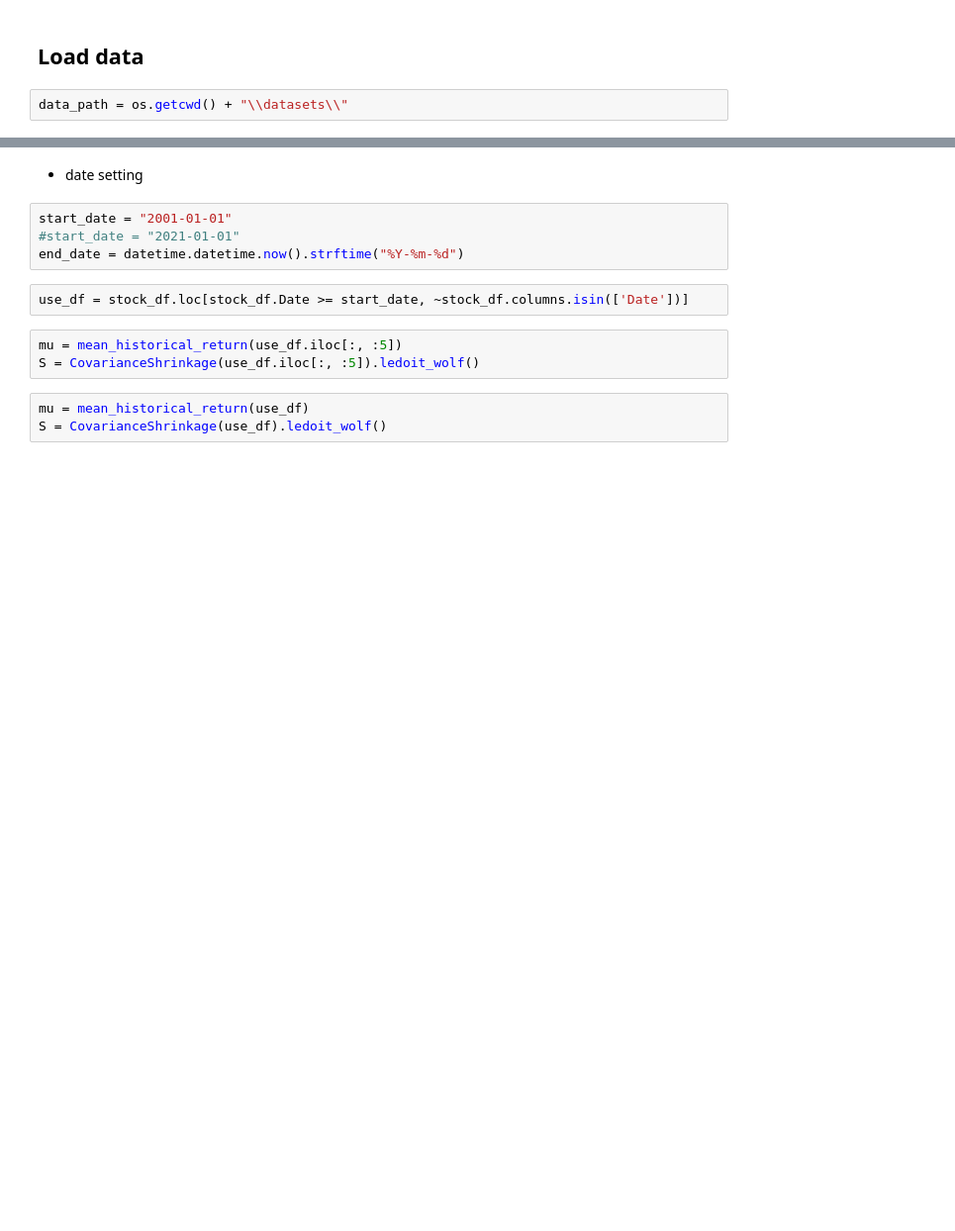
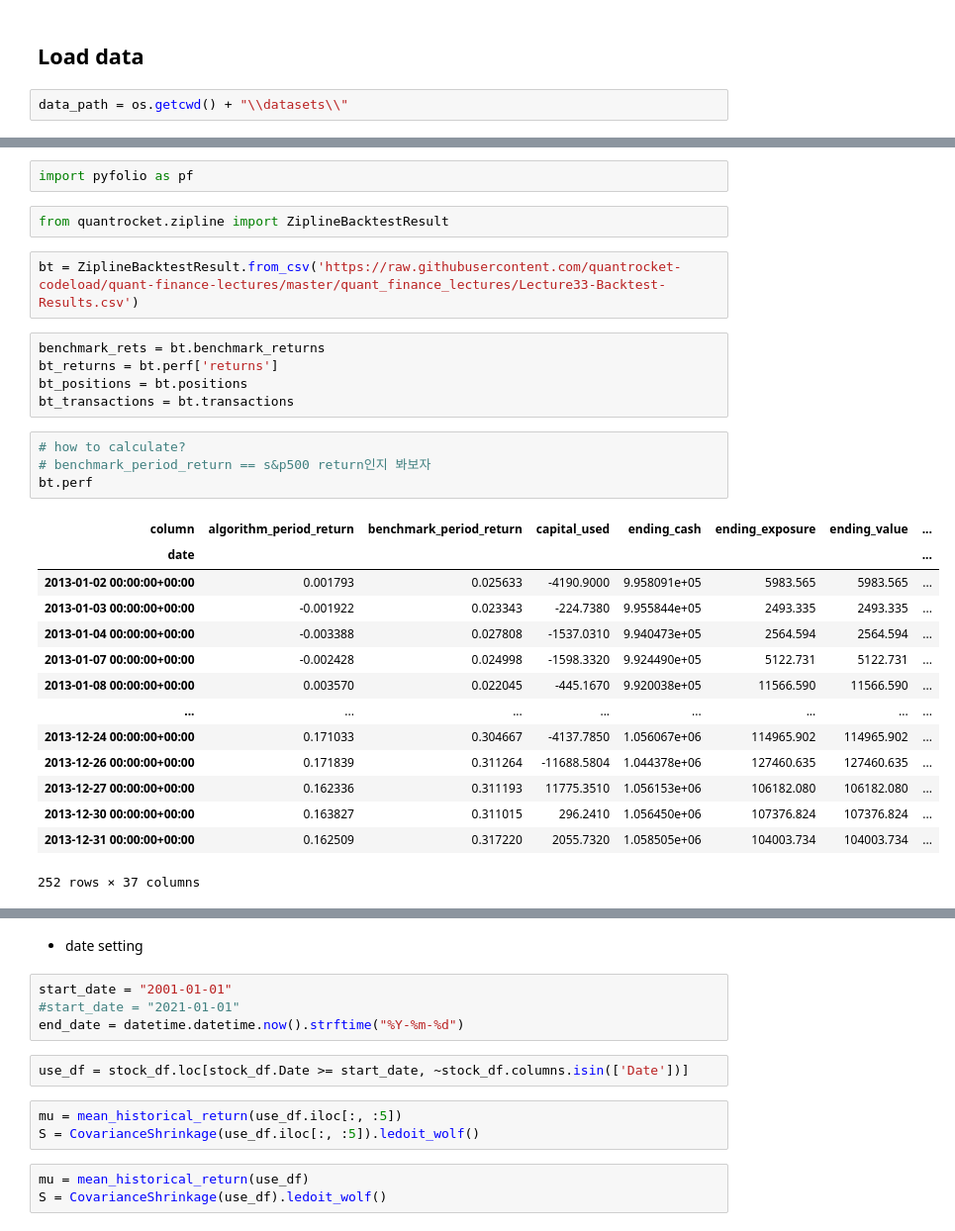
Before and after one commit to yjchoi-95/portfolio, a Jupyter notebook: ipynb/02. portfolio.ipynb, the cells around one changed output, grey strips where cells are left out. Shown: that part at 99% size. Drawn from its saved outputs; the diff is of its cells as text; blank space fills up the shorter version.

```diff
--- a/ipynb/02. portfolio.ipynb
+++ b/ipynb/02. portfolio.ipynb
@@ -28,0 +93,30 @@ stock_df.head()
+# %%
+import pyfolio as pf
+# %%
+from quantrocket.zipline import ZiplineBacktestResult
+# %%
+bt = ZiplineBacktestResult.from_csv('https://raw.githubusercontent.com/quantrocket-codeload/quant-finance-lectures/master/quant_finance_lectures/Lecture33-Backtest-Results.csv')
+# %%
+benchmark_rets = bt.benchmark_returns
+bt_returns = bt.perf['returns']
+bt_positions = bt.positions
+bt_transactions = bt.transactions
+# %%
+# how to calculate?
+# benchmark_period_return == s&p500 return인지 봐보자
+bt.perf
+# %% [output]
+| column | algorithm_period_return | benchmark_period_return | capital_used | ending_cash | ending_exposure | ending_value | ... |
+| date |  |  |  |  |  |  | ... |
+| 2013-01-02 00:00:00+00:00 | 0.001793 | 0.025633 | -4190.9000 | 9.958091e+05 | 5983.565 | 5983.565 | ... |
+| 2013-01-03 00:00:00+00:00 | -0.001922 | 0.023343 | -224.7380 | 9.955844e+05 | 2493.335 | 2493.335 | ... |
+| 2013-01-04 00:00:00+00:00 | -0.003388 | 0.027808 | -1537.0310 | 9.940473e+05 | 2564.594 | 2564.594 | ... |
+| 2013-01-07 00:00:00+00:00 | -0.002428 | 0.024998 | -1598.3320 | 9.924490e+05 | 5122.731 | 5122.731 | ... |
+| 2013-01-08 00:00:00+00:00 | 0.003570 | 0.022045 | -445.1670 | 9.920038e+05 | 11566.590 | 11566.590 | ... |
+| ... | ... | ... | ... | ... | ... | ... | ... |
+| 2013-12-24 00:00:00+00:00 | 0.171033 | 0.304667 | -4137.7850 | 1.056067e+06 | 114965.902 | 114965.902 | ... |
+| 2013-12-26 00:00:00+00:00 | 0.171839 | 0.311264 | -11688.5804 | 1.044378e+06 | 127460.635 | 127460.635 | ... |
+| 2013-12-27 00:00:00+00:00 | 0.162336 | 0.311193 | 11775.3510 | 1.056153e+06 | 106182.080 | 106182.080 | ... |
+| 2013-12-30 00:00:00+00:00 | 0.163827 | 0.311015 | 296.2410 | 1.056450e+06 | 107376.824 | 107376.824 | ... |
+| 2013-12-31 00:00:00+00:00 | 0.162509 | 0.317220 | 2055.7320 | 1.058505e+06 | 104003.734 | 104003.734 | ... |
+252 rows × 37 columns
```
Also changed, not shown: parts of 29 cells of this notebook, 6 other files.
